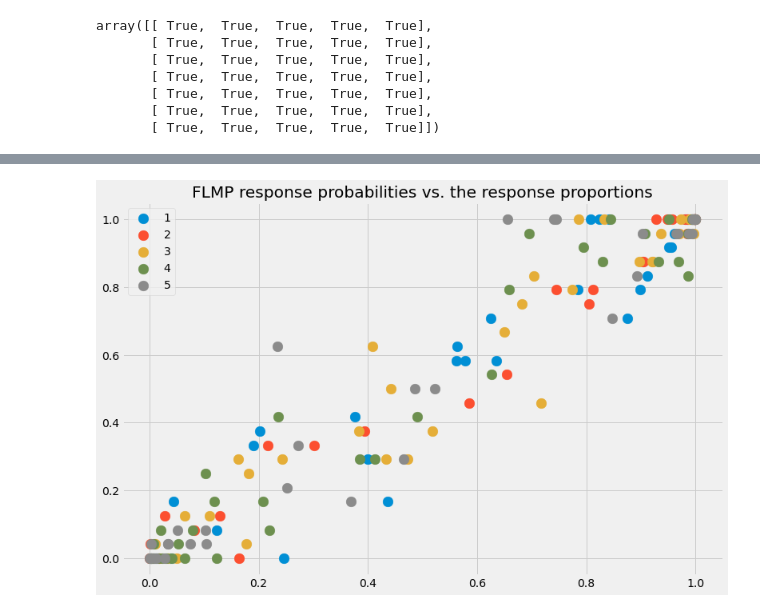
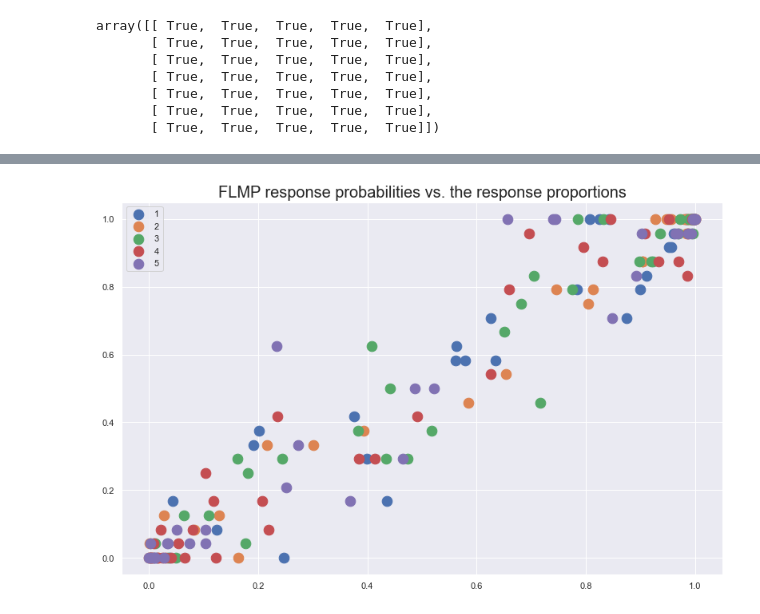
Before and after one commit to simonamtoft/bayesian-audiovisual-speech-perception, a Jupyter notebook: notebook.ipynb, the cells around one changed output, grey strips where cells are left out. Cells and saved outputs as stored; diff of their text form; code cells hidden in the pictures.

```diff
--- a/notebook.ipynb
+++ b/notebook.ipynb
@@ -8,6 +8,9 @@ from os import path
 from scipy.special import comb
 from scipy.optimize import minimize
 from scipy.stats import binom
+import seaborn as sns
+import matplotlib.pyplot as plt
+sns.set()
 
 data_dir = "data"
 file_paths = glob(path.join(data_dir, "*.txt"))
@@ -105,17 +108,17 @@ p_av
 # %%
 
 x = p_set
 y = list(data/24)
 
 fig = plt.figure(figsize = (12,8))
 ax1 = fig.add_subplot(111)
 
 
 for idx, color in enumerate(colors):
     ax1.scatter(x[idx], y[idx],s=160,label=idx+1)
 plt.legend(loc='upper left')
-plt.title("FLMP response probabilities vs. the response proportions")
+plt.title("FLMP response probabilities vs. the response proportions",fontsize=20)
 plt.style.use('fivethirtyeight')
 plt.show()
 # %% [output]
-[figure, old version]
+[figure, new version]
```
Also changed, not shown: parts of 1 cell of this notebook.
